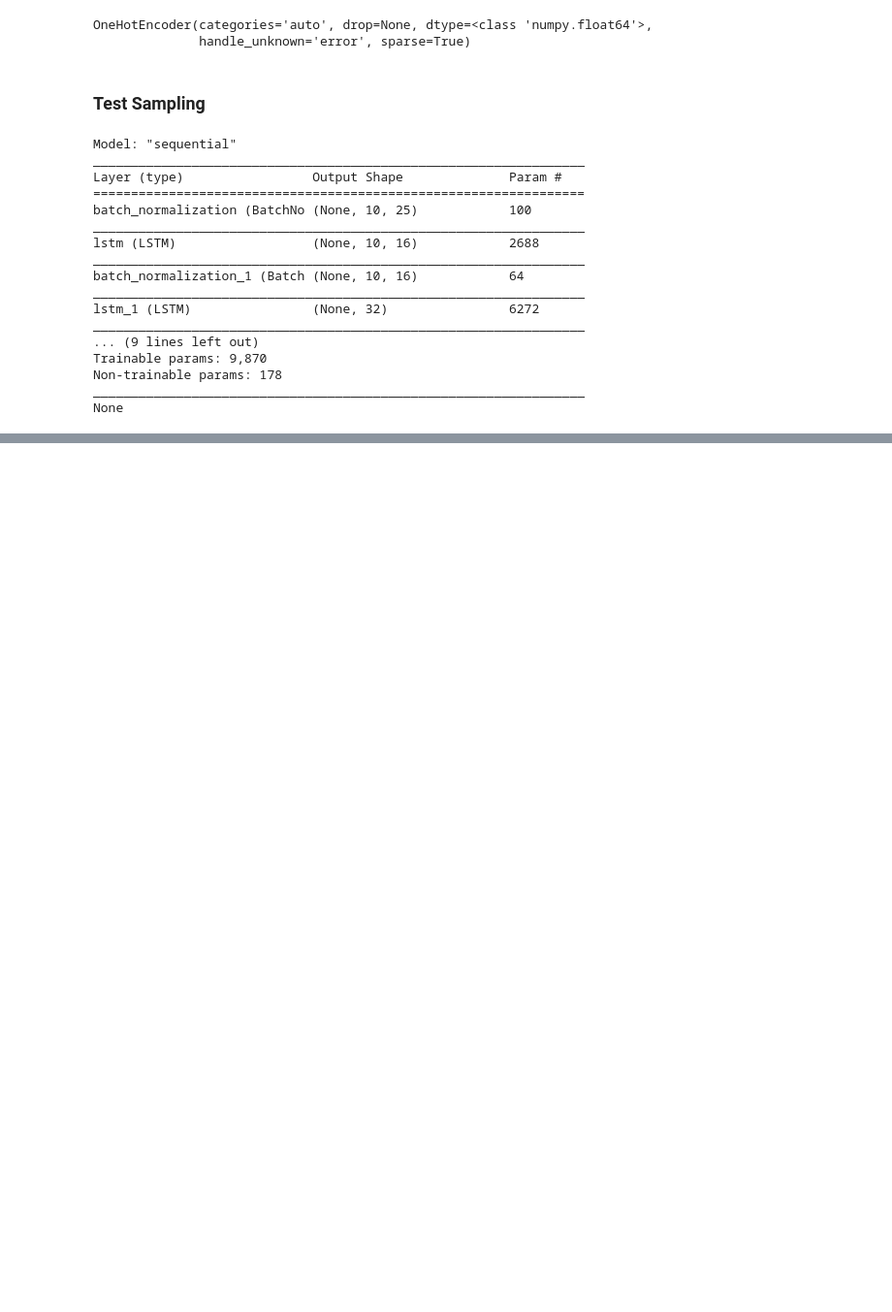
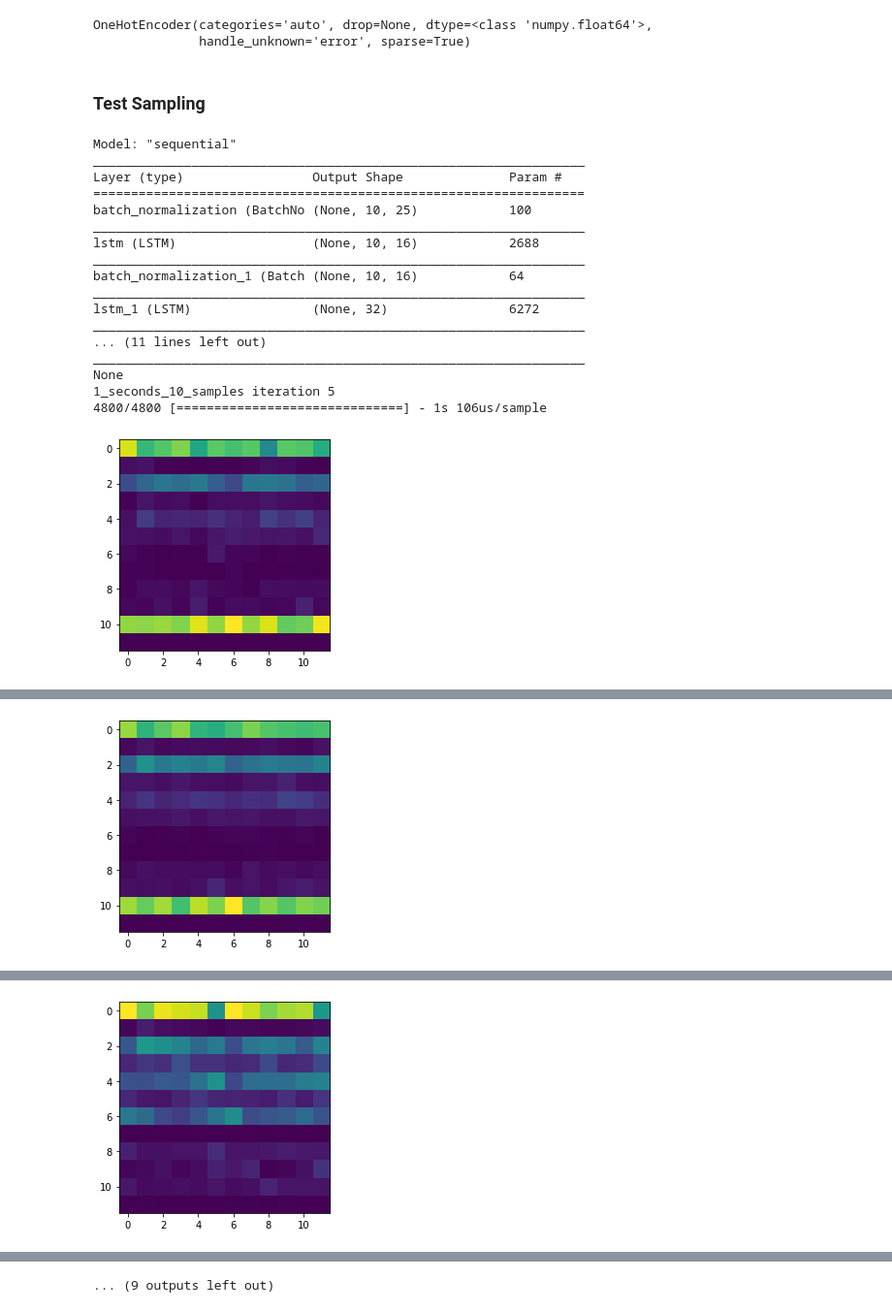
Before and after one commit to jgomezm/Music-Classification, a Jupyter notebook: Sampling length and frequency.ipynb, the cells around one changed output, grey strips where cells are left out. Shown at 97% size. Saved outputs shown, nothing was run; the diff lists cells and outputs as text; code cells hidden in the pictures; blank space fills up the shorter version.

Commit message:
ran 1 second at 10 samples

```diff
--- a/Sampling length and frequency.ipynb
+++ b/Sampling length and frequency.ipynb
@@ -65,36 +65,37 @@ for seconds in [1, 3, 5, 10]:
             desc
         )
         model_dir = os.path.join(
             "pickle",
             desc
         )
 
 
         tensorboard_callback = tf.keras.callbacks.TensorBoard(log_dir=log_dir, histogram_freq=1)
-        epochs = 1
-        iterations = 20
+        epochs = 2
+        iterations = 25
         learn_rate = 0.001
         batch_size = 4096
         model = module.train(iterations, learn_rate, train_n, sample_n, val_n, valsample_n, seconds, samplerate,
                         countriesOfInterest, enc, epochs, tensorboard_callback, model_dir,
                         model, batch_size)
-        del model, model_dir, log_dir, desc, adam, train_x, train_labels, val_x, val_labels, class_weights
+        del model, model_dir, log_dir, desc, adam
         gc.collect()
 # %% [output]
 Model: "sequential"
 _________________________________________________________________
 Layer (type)                 Output Shape              Param #
 =================================================================
 batch_normalization (BatchNo (None, 10, 25)            100
 _________________________________________________________________
 lstm (LSTM)                  (None, 10, 16)            2688
 _________________________________________________________________
 batch_normalization_1 (Batch (None, 10, 16)            64
 _________________________________________________________________
 lstm_1 (LSTM)                (None, 32)                6272
 _________________________________________________________________
-... (9 lines left out)
-Trainable params: 9,870
-Non-trainable params: 178
+... (11 lines left out)
 _________________________________________________________________
 None
+1_seconds_10_samples iteration 5
+4800/4800 [==============================] - 1s 106us/sample
+[figure, added]
@@ -100,0 +103 @@ None
+[figure, added]
@@ -100,0 +106 @@ None
+[figure, added]
@@ -100,0 +114 @@ None
+... (9 outputs left out)
```
Also changed, not shown: parts of 1 cell of this notebook, 8 other files.
